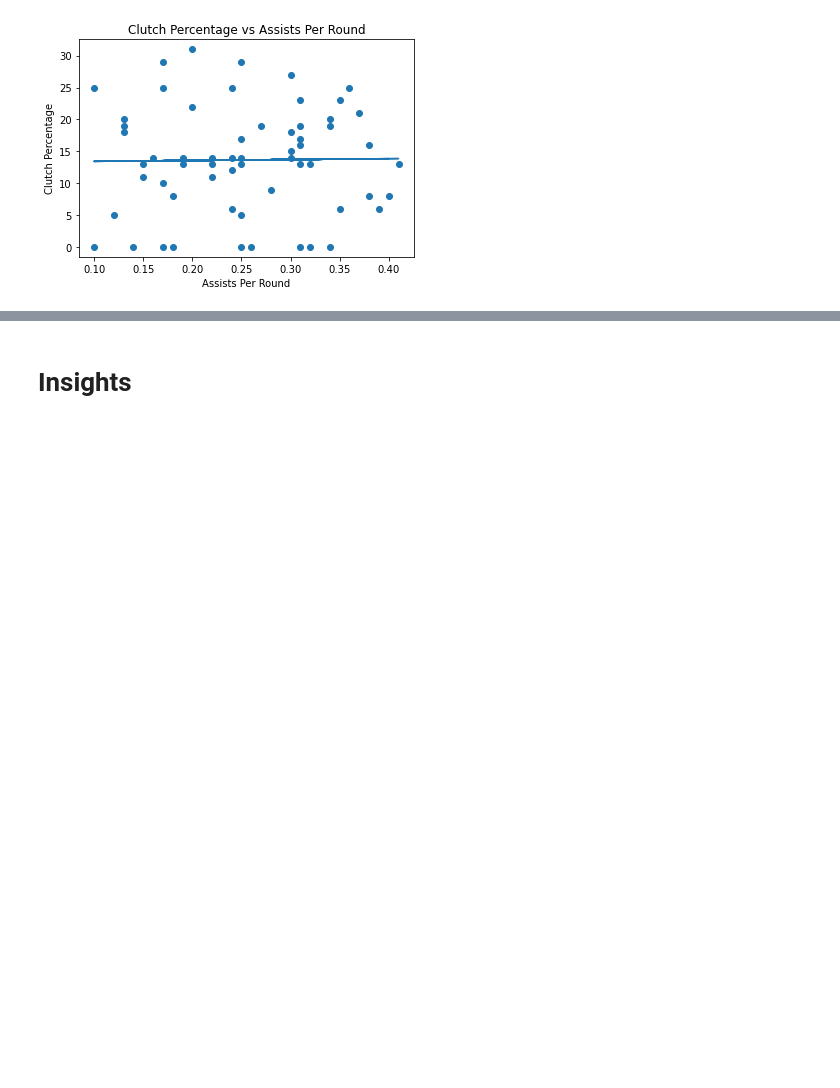
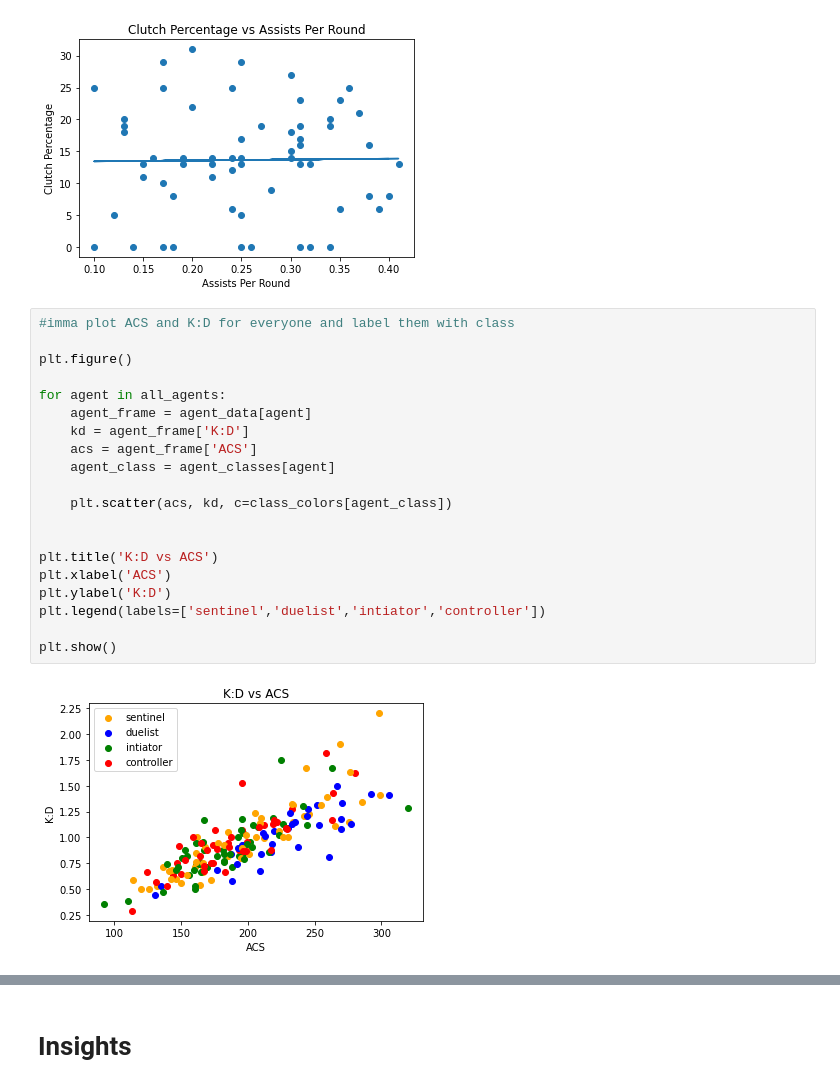
Before and after one commit to shwaylay/cmsc320project, a Jupyter notebook: FinalProject.ipynb, the cells around one changed output, grey strips where cells are left out. Cells and saved outputs as stored; diff of their text form; blank space fills up the shorter version.

Commit message:
added some cool plots XD

```diff
--- a/FinalProject.ipynb
+++ b/FinalProject.ipynb
@@ -398,3 +395,25 @@ Covariance Type:            nonrobust
 Notes:
 [1] Standard Errors assume that the covariance matrix of the errors is correctly specified.
 [figure]
+# %%
+#imma plot ACS and K:D for everyone and label them with class
+
+plt.figure()
+
+for agent in all_agents:
+    agent_frame = agent_data[agent]
+    kd = agent_frame['K:D']
+    acs = agent_frame['ACS']
+    agent_class = agent_classes[agent]
+
+    plt.scatter(acs, kd, c=class_colors[agent_class])
+
+
+plt.title('K:D vs ACS')
+plt.xlabel('ACS')
+plt.ylabel('K:D')
+plt.legend(labels=['sentinel','duelist','intiator','controller'])
+
+plt.show()
+# %% [output]
+[figure, added]
```
Also changed, not shown: parts of 5 cells of this notebook.
